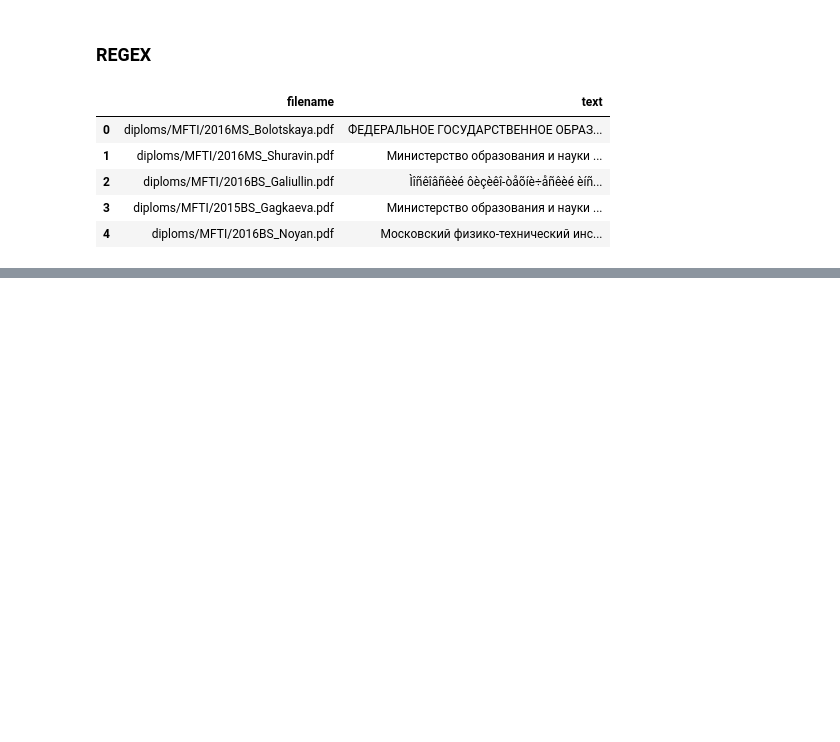
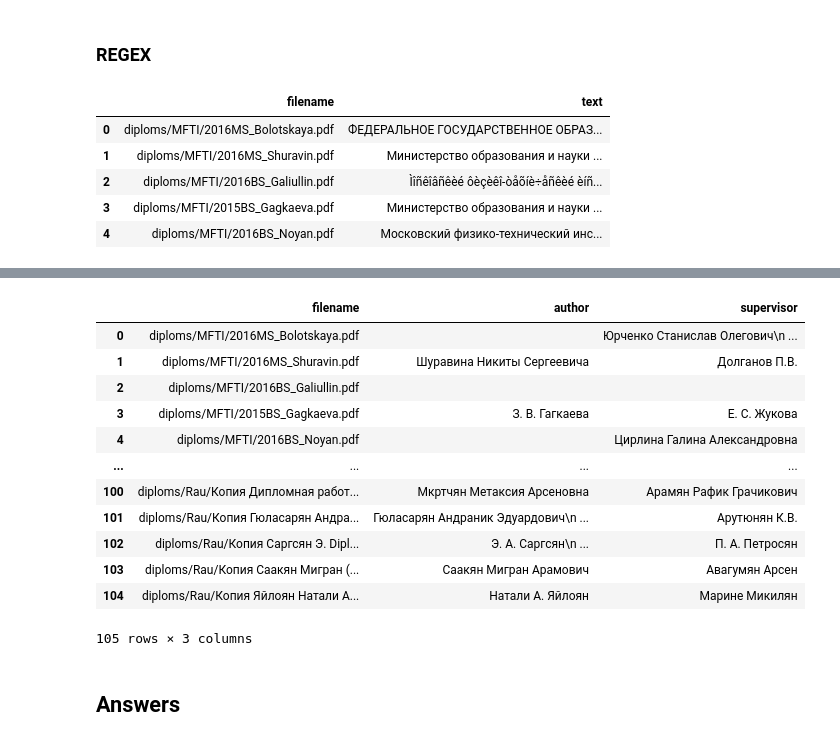
Before and after one commit to tatevik-t/lab, a Jupyter notebook: diploma_extraction/diplomas_extraction.ipynb, the cells around one changed output, grey strips where cells are left out. Drawn from its saved outputs; the diff is of its cells as text; code cells hidden in the pictures; blank space fills up the shorter version.

```diff
--- a/diploma_extraction/diplomas_extraction.ipynb
+++ b/diploma_extraction/diplomas_extraction.ipynb
@@ -232,0 +226,9 @@ dtype: float64
+# %%
+import stanza
+# stanza.download('ru')
+
+import numpy as np
+
+df = pd.read_csv("diplomas_pdftotext.csv")
+
+nlp = stanza.Pipeline('ru', processors='tokenize,ner')
@@ -232,0 +248,5 @@ dtype: float64
+# %%
+%%time
+stanzed = {}
+for j in range(df.shape[0]):
+    stanzed.update({df.iloc[j].filename : nlp(df.iloc[j].text)})
@@ -232,0 +266,32 @@ dtype: float64
+# %%
+df_ner = pd.DataFrame(columns=['filename', 'author', 'supervisor'])
+
+for i in range(df.shape[0]):
+    text = df.iloc[i].text
+    filename = df.iloc[i].filename
+    author, supervisor = "", ""
+    for person in persons[filename]:
+        p_id = text.index(person)
+        if not author and re.findall("(?i)студент|выполнил|исполнитель", text[p_id-250:p_id]):
+            author = person
+        elif not supervisor and  re.findall("(?i)руководитель", text[p_id-250:p_id]):
+            supervisor = person
+
+    dic = {'filename' : filename, 'author' : author, 'supervisor' : supervisor}
+
+    df_ner = df_ner.append(dic, ignore_index=True)
+df_ner
+# %% [output]
+|  | filename | author | supervisor |
+| 0 | diploms/MFTI/2016MS_Bolotskaya.pdf |  | Юрченко Станислав Олегович\n ... |
+| 1 | diploms/MFTI/2016MS_Shuravin.pdf | Шуравина Никиты Сергеевича | Долганов П.В. |
+| 2 | diploms/MFTI/2016BS_Galiullin.pdf |  |  |
+| 3 | diploms/MFTI/2015BS_Gagkaeva.pdf | З. В. Гагкаева | Е. С. Жукова |
+| 4 | diploms/MFTI/2016BS_Noyan.pdf |  | Цирлина Галина Александровна |
+| ... | ... | ... | ... |
+| 100 | diploms/Rau/Копия Дипломная работ... | Мкртчян Метаксия Арсеновна | Арамян Рафик Грачикович |
+| 101 | diploms/Rau/Копия Гюласарян Андра... | Гюласарян Андраник Эдуардович\n ... | Арутюнян К.В. |
+| 102 | diploms/Rau/Копия Саргсян Э. Dipl... | Э. А. Саргсян\n ... | П. А. Петросян |
+| 103 | diploms/Rau/Копия Саакян Мигран (... | Саакян Мигран Арамович | Авагумян Арсен |
+| 104 | diploms/Rau/Копия Яйлоян Натали А... | Натали А. Яйлоян | Марине Микилян |
+105 rows × 3 columns
@@ -232,0 +300,2 @@ dtype: float64
+# %% [markdown]
+## Answers
```
Also changed, not shown: parts of 21 cells of this notebook.
